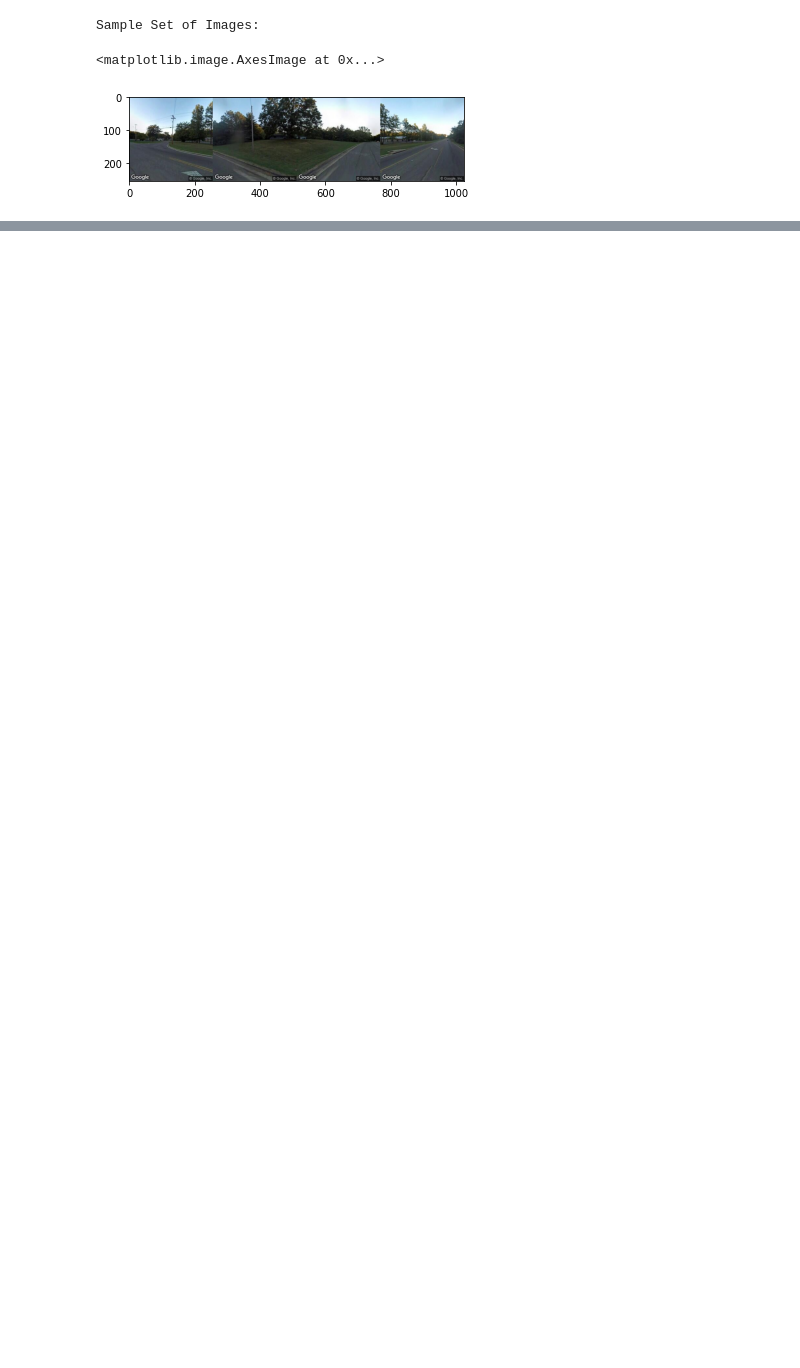
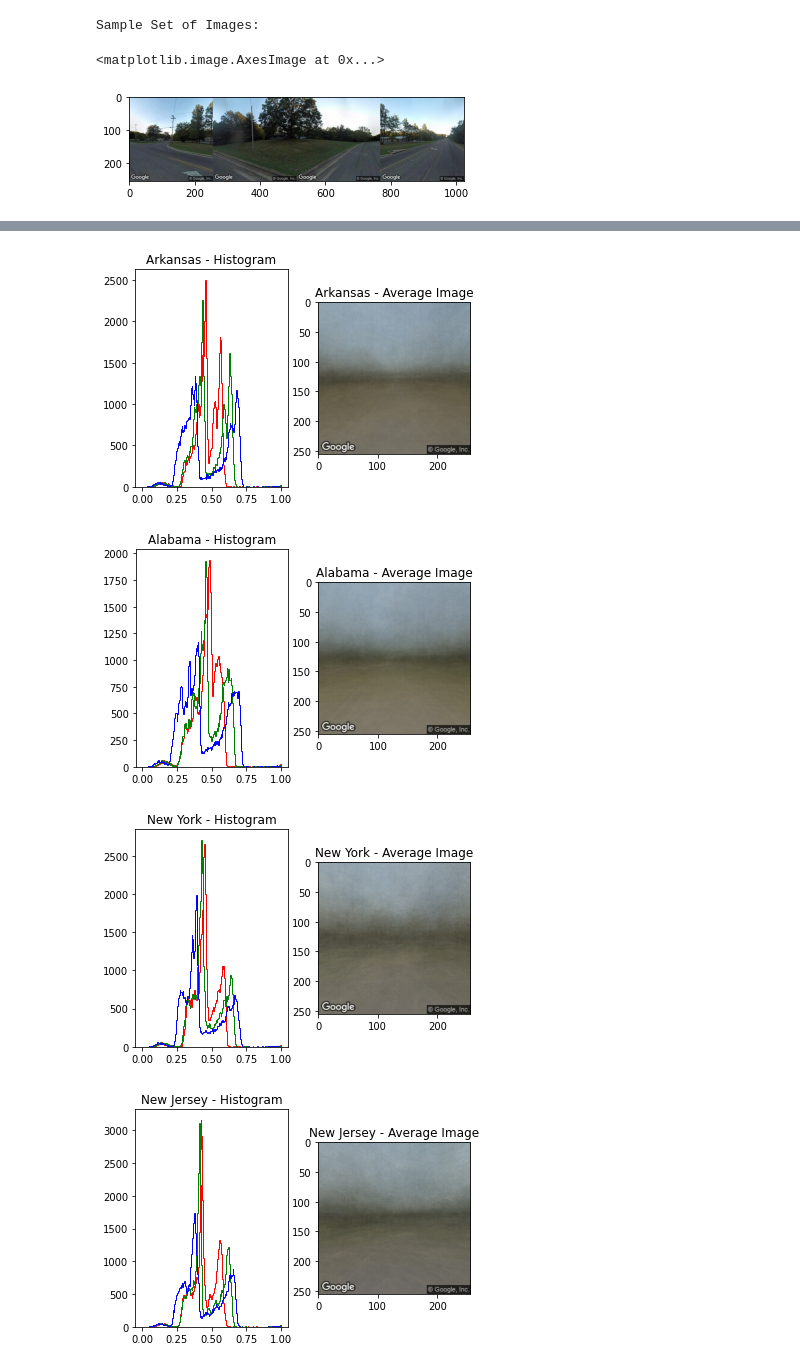
Before and after one commit to osimon8/GeoGuessrGuessr, a Jupyter notebook: notebook.ipynb, the cells around one changed output, grey strips where cells are left out. Cells and saved outputs as stored; diff of their text form; code cells hidden in the pictures; blank space fills up the shorter version.

Commit message:
more data vis

```diff
--- a/notebook.ipynb
+++ b/notebook.ipynb
@@ -31,0 +35,7 @@ Here we see the four images for a random coordinate sampled from the dataset. Th
+# %%
+def get_state_data_loader(state, batch_size=100):
+    tot = len(train_dataset)
+    c = train_dataset.class_to_idx [state]
+    weights = [1e-4 if i // 10000 == c else 0 for i in range(tot)]
+    sampler = torch.utils.data.WeightedRandomSampler(weights, batch_size)
+    return  torch.utils.data.DataLoader(train_dataset, batch_size = batch_size, sampler=sampler)
@@ -65,0 +84,39 @@ for label, im in sorted(sample_50.items()):
+# %%
+def collect_state_data(desired_states, num = 100):
+    results = {state: [] for state in desired_states }
+
+    for state in desired_states:
+        loader = get_state_data_loader(state, batch_size = num)
+        for data, _ in loader:
+            results[state].extend(data)
+
+    return results
+# %%
+desired_states = ['Arkansas', 'Alabama', 'New York', 'New Jersey', 'California']
+num_images = 100
+
+state_data = collect_state_data(desired_states, num=num_images)
+means = {}
+colors = ['red', 'green', 'blue']
+
+for state in desired_states:
+    tens = torch.stack(state_data[state])
+    mean = torch.mean(tens, dim=0).permute(1, 2, 0)
+    fig = plt.figure()
+    plt.axis('off')
+
+    fig.add_subplot(121)
+    plt.title('{} - Histogram'.format(state))
+    for i in range(3):
+        plt.hist(mean.numpy()[:, :, i].ravel(), bins=256, range=(0.0, 1.0), histtype='step', color=colors[i])
+
+    fig.add_subplot(122)
+    plt.title('{} - Average Image'.format(state))
+    plt.imshow(mean)
+
+    plt.show()
+# %% [output]
+[figure, added]
+[figure, added]
+[figure, added]
+[figure, added]
```
Also changed, not shown: parts of 13 cells of this notebook, 1 other file.
